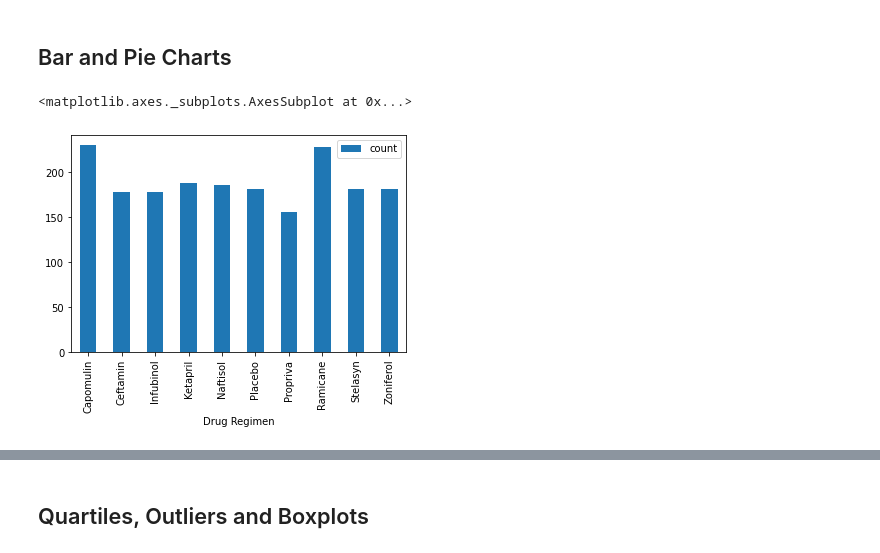
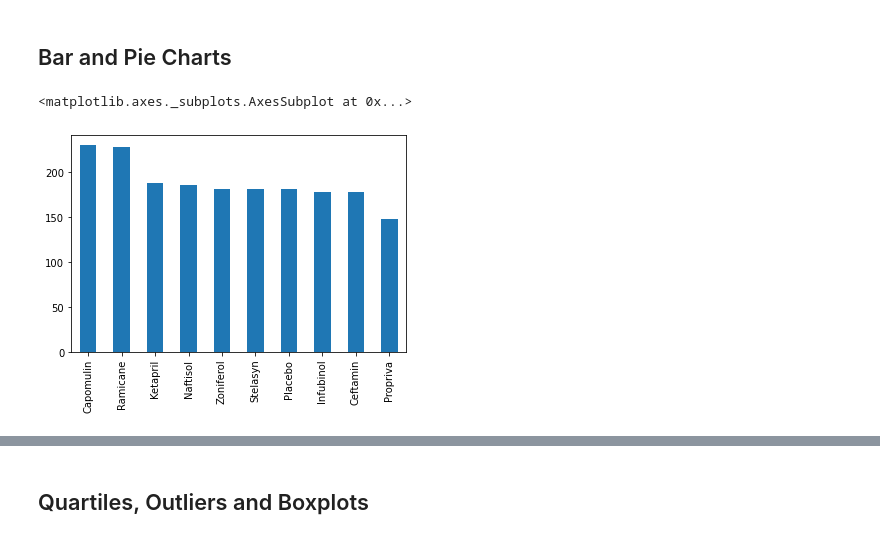
Before and after one commit to jconcha56429/matplotlib-challenge, a Jupyter notebook: Pymaceuticals/pymaceuticals_starter.ipynb, the cells around one changed output, grey strips where cells are left out. Drawn from its saved outputs; the diff is of its cells as text; code cells hidden in the pictures.

```diff
--- a/Pymaceuticals/pymaceuticals_starter.ipynb
+++ b/Pymaceuticals/pymaceuticals_starter.ipynb
@@ -98,14 +139,15 @@ drugs
 ## Bar and Pie Charts
 # %%
 # Generate a bar plot showing the total number of measurements taken on each drug regimen using pandas.
-
-# wtf
+drug_count = cleandata_df['Drug Regimen'].value_counts()
+drug_count.plot(kind='bar')
+plt.title('')
+# %% [output]
+<matplotlib.axes._subplots.AxesSubplot at 0x...>
+[figure, added]
 # %%
 # Generate a bar plot showing the total number of measurements taken on each drug regimen using pyplot.
-drugbar = merge.groupby('Drug Regimen')['Tumor Volume (mm3)'].agg(['count'])
-drugbar.plot(kind='bar')
+# drugbar = merge.groupby('Drug Regimen')['Tumor Volume (mm3)'].agg(['count'])
+# drugbar.plot(kind='bar')
-# %% [output]
-<matplotlib.axes._subplots.AxesSubplot at 0x...>
-[figure, removed]
 # %%
 # Generate a pie plot showing the distribution of female versus male mice using pandas
```
Also changed, not shown: parts of 12 cells of this notebook.
